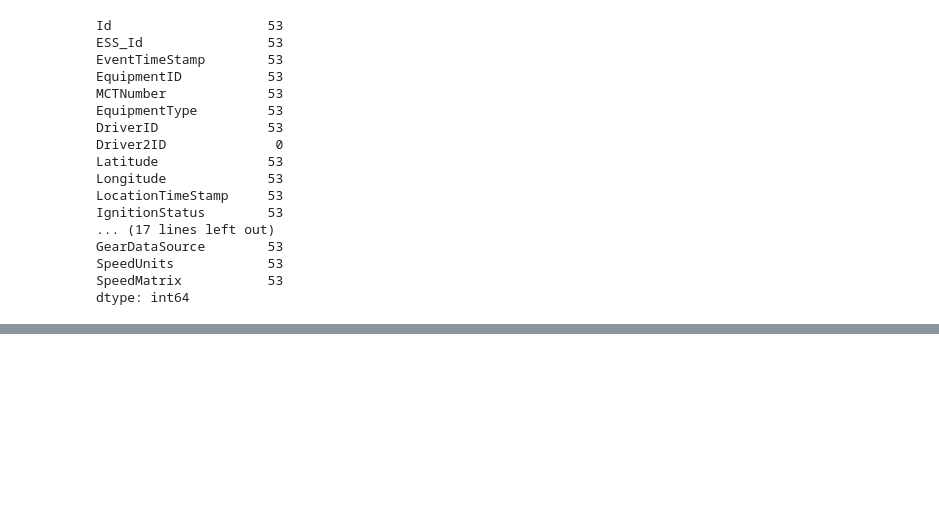
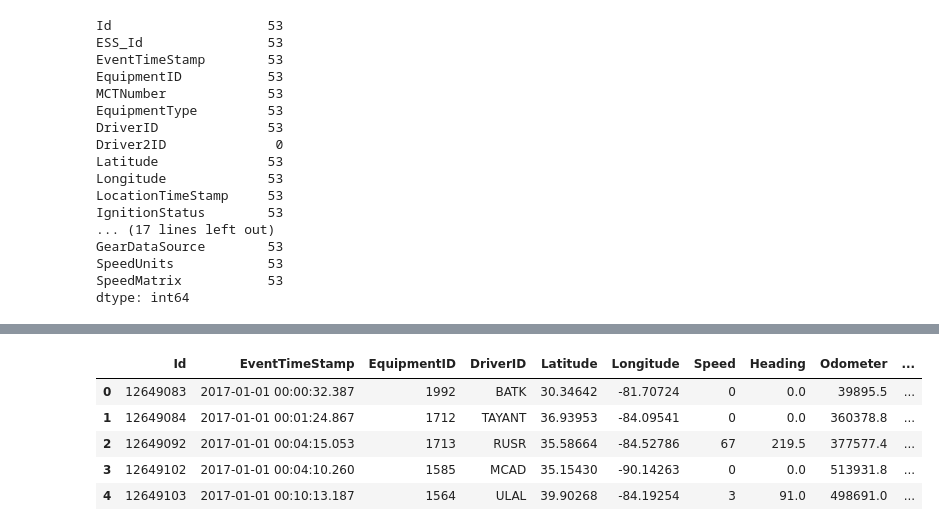
Before and after one commit to DEREJEGETU/big-g-express, a Jupyter notebook: sm_bigG1.ipynb, the cells around one changed output, grey strips where cells are left out. Cells and saved outputs as stored; diff of their text form; code cells hidden in the pictures; blank space fills up the shorter version.

```diff
--- a/sm_bigG1.ipynb
+++ b/sm_bigG1.ipynb
@@ -617,0 +612,6 @@ dtype: int64
+# %%
+df_events = df_fuelevents[['Id', 'EventTimeStamp', 'EquipmentID','DriverID', 'Latitude', 'Longitude','Speed',
+                           'Heading', 'Odometer', 'IgnitionStatus','EFReportReason']]
+
+df_events.shape ##(8495130, 11)
+len(df_events['Id'].unique()) ##8495130
@@ -617,0 +620,4 @@ dtype: int64
+# %%
+df_levels = df_fuellevel[['TankId', 'TankLevelPercent', 'TankLevelGallons', 'ExactFuelEventId']]
+df_levels.shape ##(7908828, 4)
+len(df_levels['ExactFuelEventId'].unique()) ##7908824
@@ -617,0 +787,11 @@ dtype: int64
+# %%
+## merged with the ID and exactevent
+df_event_level = pd.merge(df_events, df_levels, how='inner', left_on='Id', right_on = 'ExactFuelEventId')
+df_event_level.head()
+# %% [output]
+|  | Id | EventTimeStamp | EquipmentID | DriverID | Latitude | Longitude | Speed | Heading | Odometer | ... |
+| 0 | 12649083 | 2017-01-01 00:00:32.387 | 1992 | BATK | 30.34642 | -81.70724 | 0 | 0.0 | 39895.5 | ... |
+| 1 | 12649084 | 2017-01-01 00:01:24.867 | 1712 | TAYANT | 36.93953 | -84.09541 | 0 | 0.0 | 360378.8 | ... |
+| 2 | 12649092 | 2017-01-01 00:04:15.053 | 1713 | RUSR | 35.58664 | -84.52786 | 67 | 219.5 | 377577.4 | ... |
+| 3 | 12649102 | 2017-01-01 00:04:10.260 | 1585 | MCAD | 35.15430 | -90.14263 | 0 | 0.0 | 513931.8 | ... |
+| 4 | 12649103 | 2017-01-01 00:10:13.187 | 1564 | ULAL | 39.90268 | -84.19254 | 3 | 91.0 | 498691.0 | ... |
```
Also changed, not shown: parts of 27 cells of this notebook.
